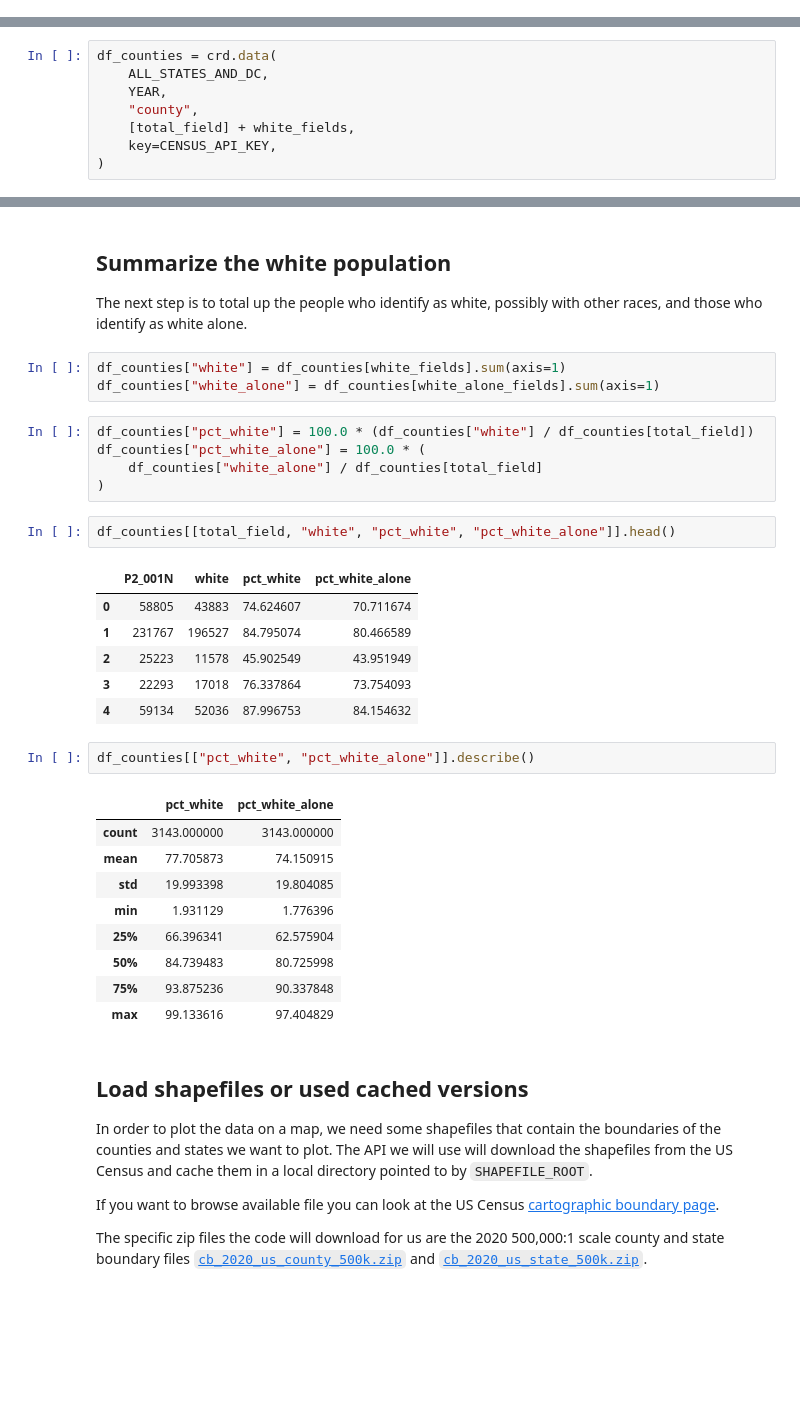
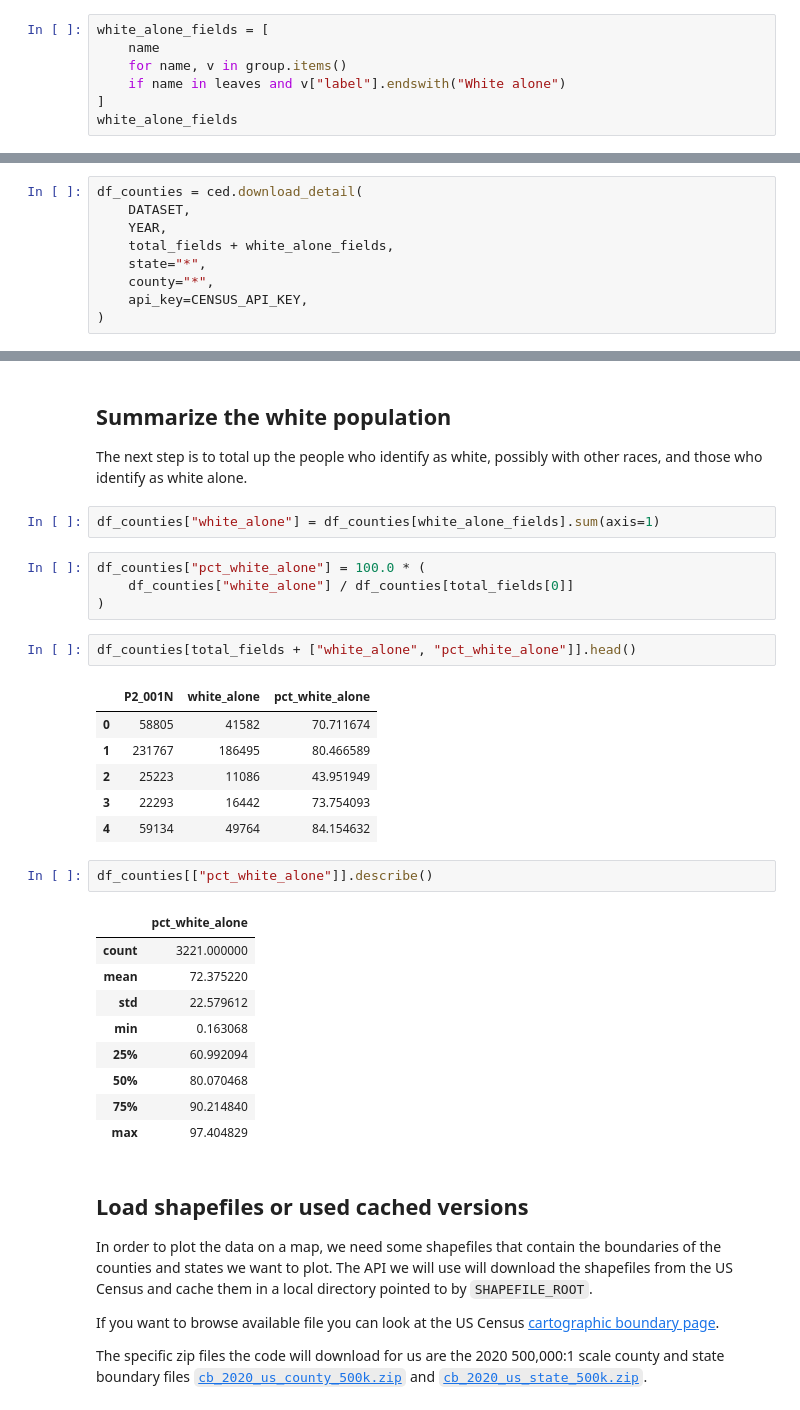
Before and after one commit to censusdis/censusdis, a Jupyter notebook: notebooks/Seeing White.ipynb, the cells around one changed output, grey strips where cells are left out. Drawn from its saved outputs; the diff is of its cells as text; blank space fills up the shorter version.

```diff
--- a/notebooks/Seeing White.ipynb
+++ b/notebooks/Seeing White.ipynb
@@ -49,0 +57,7 @@ white_alone_fields = fields_by_race["white_alone"]
+# %%
+white_alone_fields = [
+    name
+    for name, v in group.items()
+    if name in leaves and v["label"].endswith("White alone")
+]
+white_alone_fields
@@ -52,12 +68,13 @@ white_alone_fields = fields_by_race["white_alone"]
 
 Now that we know what fields we are interested in we can load data for those fields at the county level for all 50 states and DC.
 # %%
-df_counties = crd.data(
-    ALL_STATES_AND_DC,
+df_counties = ced.download_detail(
+    DATASET,
     YEAR,
-    "county",
-    [total_field] + white_fields,
-    key=CENSUS_API_KEY,
+    total_fields + white_alone_fields,
+    state="*",
+    county="*",
+    api_key=CENSUS_API_KEY,
 )
 # %%
 df_counties.head()
@@ -75,34 +91,32 @@ df_counties.head()
 The next step is to total up the people who identify as white, possibly with other races,
 and those who identify as white alone.
 # %%
-df_counties["white"] = df_counties[white_fields].sum(axis=1)
 df_counties["white_alone"] = df_counties[white_alone_fields].sum(axis=1)
 # %%
-df_counties["pct_white"] = 100.0 * (df_counties["white"] / df_counties[total_field])
 df_counties["pct_white_alone"] = 100.0 * (
-    df_counties["white_alone"] / df_counties[total_field]
+    df_counties["white_alone"] / df_counties[total_fields[0]]
 )
 # %%
-df_counties[[total_field, "white", "pct_white", "pct_white_alone"]].head()
+df_counties[total_fields + ["white_alone", "pct_white_alone"]].head()
 # %% [output]
-|  | P2_001N | white | pct_white | pct_white_alone |
-| 0 | 58805 | 43883 | 74.624607 | 70.711674 |
-| 1 | 231767 | 196527 | 84.795074 | 80.466589 |
-| 2 | 25223 | 11578 | 45.902549 | 43.951949 |
-| 3 | 22293 | 17018 | 76.337864 | 73.754093 |
-| 4 | 59134 | 52036 | 87.996753 | 84.154632 |
+|  | P2_001N | white_alone | pct_white_alone |
+| 0 | 58805 | 41582 | 70.711674 |
+| 1 | 231767 | 186495 | 80.466589 |
+| 2 | 25223 | 11086 | 43.951949 |
+| 3 | 22293 | 16442 | 73.754093 |
+| 4 | 59134 | 49764 | 84.154632 |
 # %%
-df_counties[["pct_white", "pct_white_alone"]].describe()
+df_counties[["pct_white_alone"]].describe()
 # %% [output]
-|  | pct_white | pct_white_alone |
-| count | 3143.000000 | 3143.000000 |
-| mean | 77.705873 | 74.150915 |
-| std | 19.993398 | 19.804085 |
-| min | 1.931129 | 1.776396 |
-| 25% | 66.396341 | 62.575904 |
-| 50% | 84.739483 | 80.725998 |
-| 75% | 93.875236 | 90.337848 |
-| max | 99.133616 | 97.404829 |
+|  | pct_white_alone |
+| count | 3221.000000 |
+| mean | 72.375220 |
+| std | 22.579612 |
+| min | 0.163068 |
+| 25% | 60.992094 |
+| 50% | 80.070468 |
+| 75% | 90.214840 |
+| max | 97.404829 |
 # %% [markdown]
 ## Load shapefiles or used cached versions
 
```
Also changed, not shown: parts of 10 cells of this notebook.
